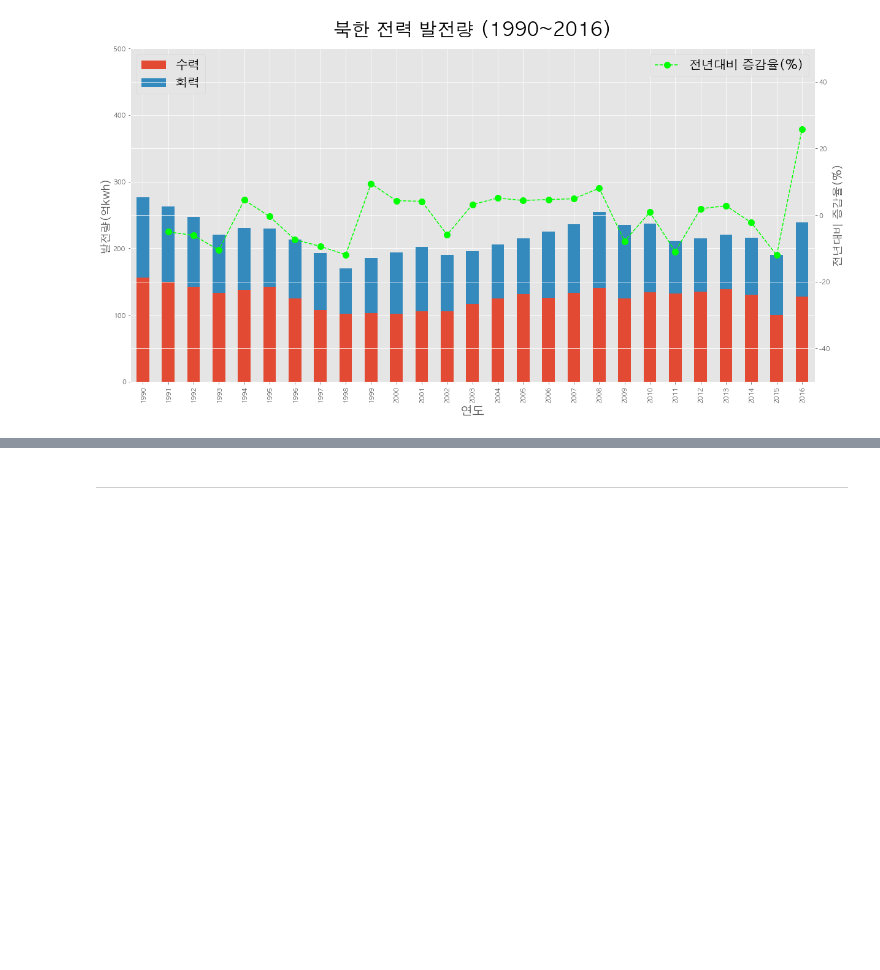
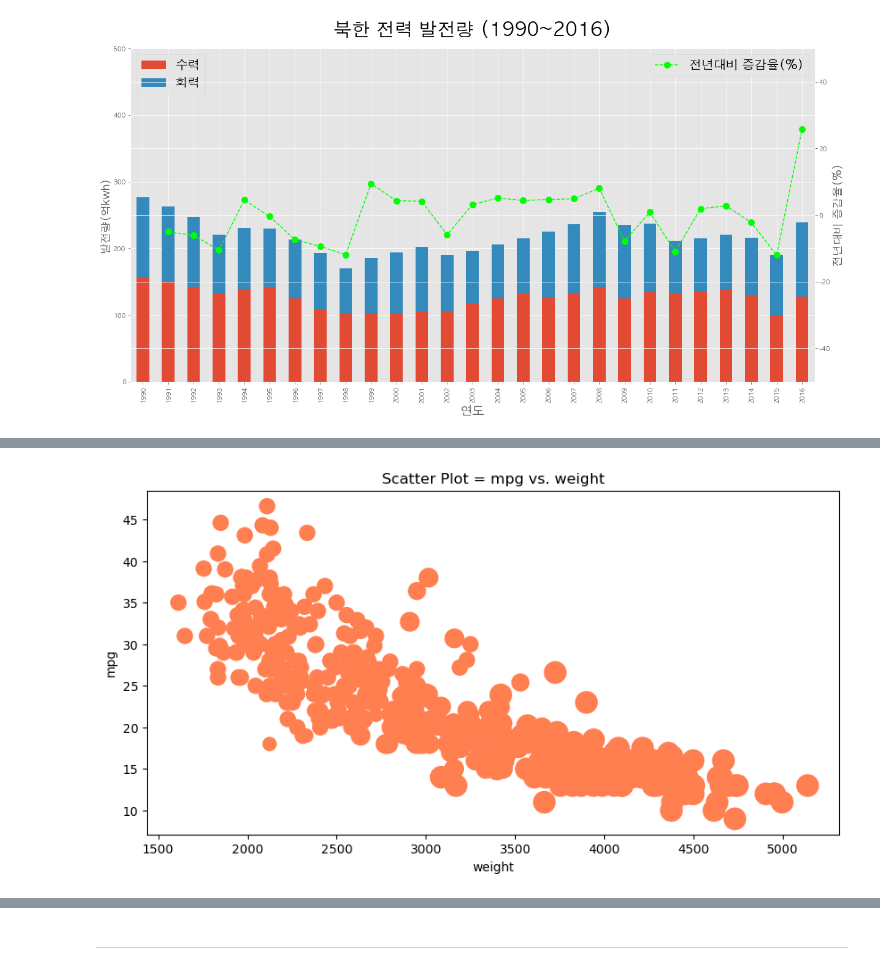
Before and after one commit to monargent0/TJPythonClass, a Jupyter notebook: 3.DataAnalysis/Note/09.시각화도구.ipynb, the cells around one changed output, grey strips where cells are left out. Drawn from its saved outputs; the diff is of its cells as text; code cells hidden in the pictures; blank space fills up the shorter version.

```diff
--- a/3.DataAnalysis/Note/09.시각화도구.ipynb
+++ b/3.DataAnalysis/Note/09.시각화도구.ipynb
@@ -147,0 +212,6 @@ plt.show()
+# %%
+# Cylinder 개수의 상대적 비율을 계산하여 시리즈 생성
+# 전체 데이터의 최대값으로 각 데이터를 나눠야 한다
+cyliender_size = df.cylinders / df.cylinders.max() * 300 # 눈에 보일 수 있게 크기를 키워준다
+# * 300 -> 하이퍼 파라미터 : 내 마음대로 바꿀 수 있으나 기존값에는 영향이 없다. 머신러닝에서는 예측력 차이를 결정할 수 있다.
+cyliender_size
@@ -147,0 +231,16 @@ plt.show()
+# %%
+# 연비(mpg) 와 차중(weight) 열에 대한 산점도 그리기 // 옛날 용어 산포도 -> 요즘 용어 산점도
+df.plot(
+    kind = 'scatter',
+    x = 'weight',
+    y = 'mpg',
+    c = 'coral', # color
+    s = cyliender_size, # 점 크기size , size로는 사용 못함 s 로만 사용
+    figsize = (10,5)
+)
+
+plt.title('Scatter Plot = mpg vs. weight')
+
+plt.show()
+# %% [output]
+[figure, added]
```
Also changed, not shown: parts of 30 cells of this notebook, 11 other files.
